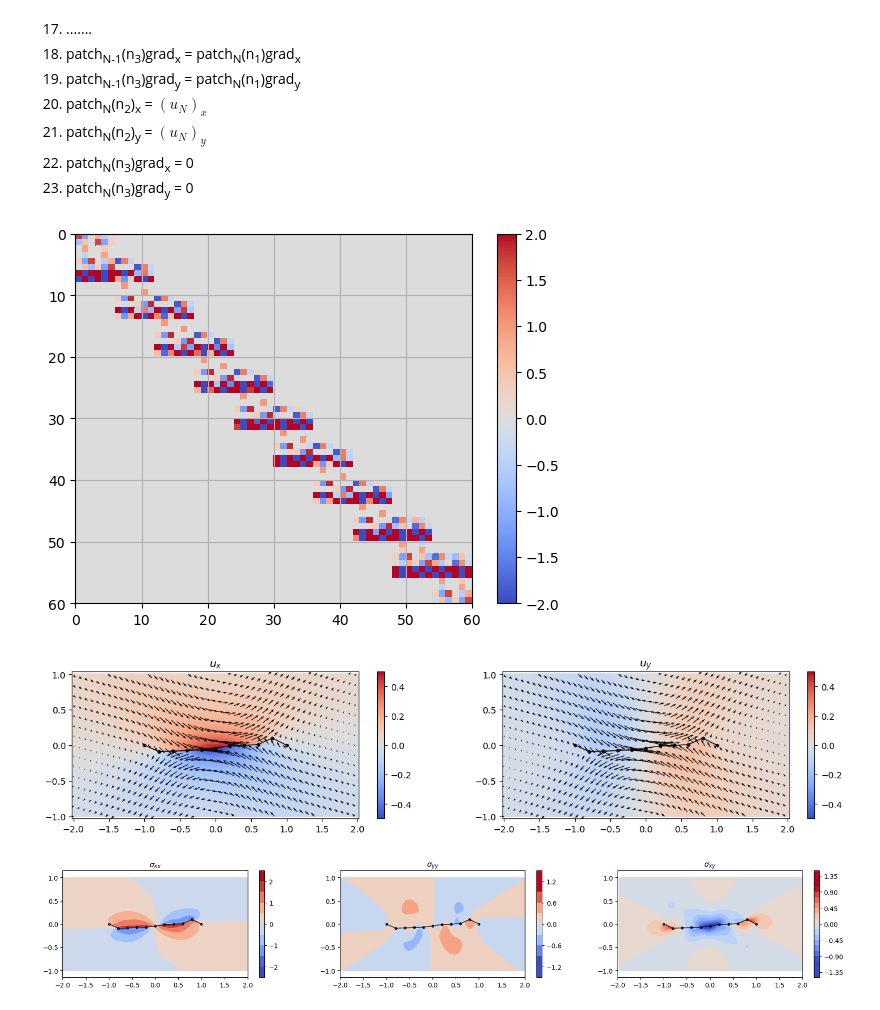
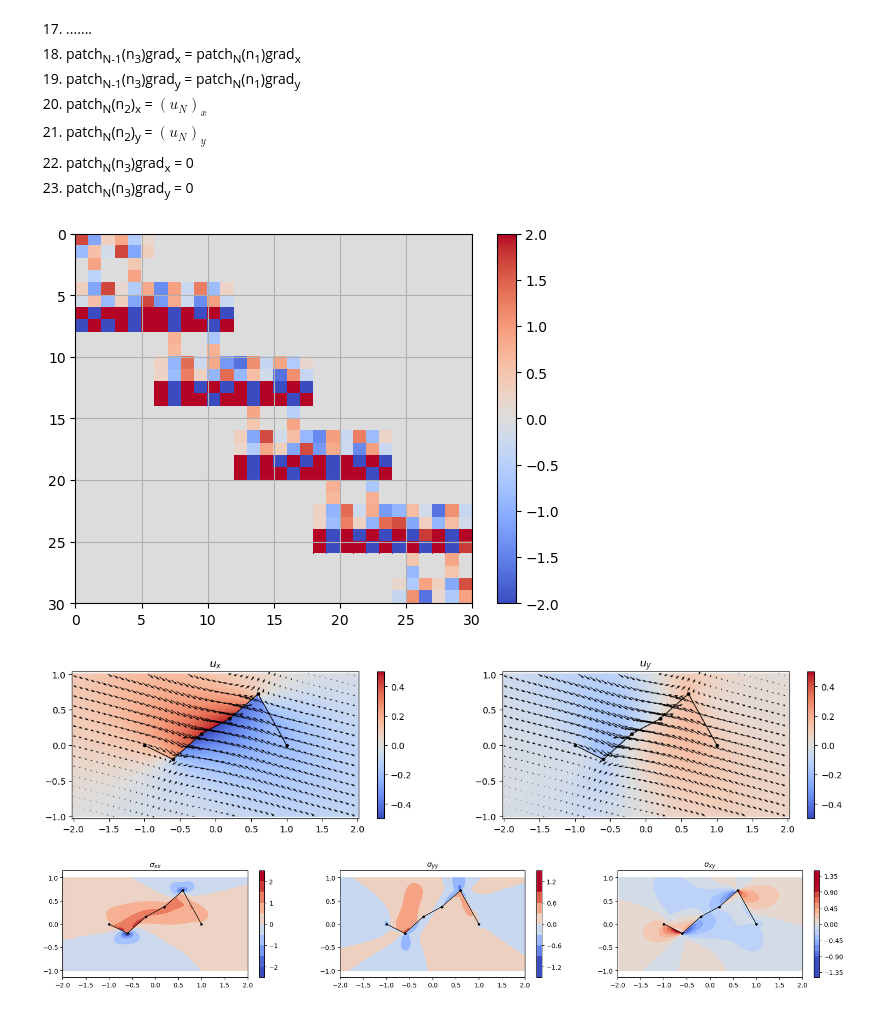
Before and after one commit to mallickrishg/bemcs, a Jupyter notebook: Nonplanarpatches_rotation.ipynb, the cells around one changed output. Drawn from its saved outputs; the diff is of its cells as text; code cells hidden in the pictures.

```diff
--- a/Nonplanarpatches_rotation.ipynb
+++ b/Nonplanarpatches_rotation.ipynb
@@ -99,10 +99,10 @@ q_s^{2a} \\ q_s^{2b} \\ q_s^{2c} \\ q_n^{2a} \\ q_n^{2b} \\ q_n^{2c} \end{bmatri
 \end{equation}$
 # %%
 # use a non-uniform mesh
-n_elements = 10
+n_elements = 5
 # sorted_xlocs = np.sort(np.random.uniform(size=n_elements-1,low=-0.7,high=0.9))
 sorted_xlocs = np.linspace(-1 + 2/n_elements,1-2/n_elements,n_elements-1)
-sorted_ylocs = np.sort(np.random.uniform(size=n_elements-1,low=-0.1,high=0.1))
+sorted_ylocs = np.sort(np.random.uniform(size=n_elements-1,low=-0.8,high=0.8))
 
 # x1 = np.array((-1.,0,0.1))
 # x2 = np.array((0.,0.1,1.))
@@ -125,6 +125,16 @@ for i in range(n_elements):
     elements.append(element.copy())
 elements = bemcs.standardize_elements(elements)
 
+# slip imposed at central nodes of each patch (these are in x,y coordinates)
+# slip_vector_x = np.random.uniform(size=n_elements,low = 0.5, high = 1.0)*0
+# slip_vector_y = np.random.uniform(size=n_elements,low = 0.5, high = 1.0)
+if n_elements % 2 == 0:
+    slip_vector_x = 1 - np.abs(np.linspace(-1,1,n_elements))
+else:
+    slip_vector_x = 1 - np.linspace(-1,1,n_elements)**2
+
+slip_vector_y = np.random.uniform(size=n_elements,low = -0.1, high = 0.)
+
 # plot geometry of mesh
 plt.figure(figsize=(15,5))
 bemcs.plot_element_geometry(elements)
@@ -181,16 +191,6 @@ BCvector = np.zeros((len(elements)*6,1))
 # slip gradients at the boundaries (we set them to 0 here)
 BCvector[0:2] = 0
 BCvector[-2:] = 0
-
-# slip imposed at central nodes of each patch (these are in x,y coordinates)
-# slip_vector_x = np.random.uniform(size=n_elements,low = 0.5, high = 1.0)*0
-# slip_vector_y = np.random.uniform(size=n_elements,low = 0.5, high = 1.0)
-if n_elements%2 == 0:
-    slip_vector_x = np.concatenate((np.linspace(0,1,int(n_elements/2)),np.linspace(1,0,int(n_elements/2))))
-else:
-    slip_vector_x = 1 - np.linspace(-1,1,n_elements)**2
-
-slip_vector_y = np.random.uniform(size=n_elements,low = -0.1, high = 0.)
 
 BCvector[2:-3:6] = slip_vector_x.reshape(-1,1)
 BCvector[3:-2:6] = slip_vector_y.reshape(-1,1)
@@ -205,34 +205,34 @@ matrix_system[-2:,:] = matrix_slip[-2:,:]
 # patch center nodes
 matrix_system[2:-3:6,:] = matrix_slip[2:-3:6,:]
 matrix_system[3:-2:6,:] = matrix_slip[3:-2:6,:]
 
 # overlapping interior nodes (apply slip continuity and smoothness)
 # continuity
 matrix_system[4:-7:6,:] = matrix_slip[4:-7:6,:] - matrix_slip[6:-5:6,:]# x component
 matrix_system[5:-6:6,:] = matrix_slip[5:-6:6,:] - matrix_slip[7:-4:6,:]# y component
 # smoothness
 matrix_system[6:-5:6,:] = matrix_slipgradient[4:-7:6,:] - matrix_slipgradient[6:-5:6,:]# x component
 matrix_system[7:-4:6,:] = matrix_slipgradient[5:-6:6,:] - matrix_slipgradient[7:-4:6,:]# y component
 
 # plot design matrix
 _,ax = plt.subplots()
 pc = ax.pcolor(matrix_system,cmap="coolwarm",shading='flat')
 ax.grid(which='both')
 ax.invert_yaxis()
 pc.set_clim(-2,2)
 plt.colorbar(pc)
 plt.show()
 
 # compute quadratic node coefficients (in local (s,n) coordinates)
 quadratic_coefs = np.linalg.inv(matrix_system) @ BCvector
 # print(quadratic_coefs.reshape(n_elements,6))
 
 # plt.figure()
 # plt.plot(quadratic_coefs.reshape(n_elements,6).T,'o-')
 # plt.grid()
 # plt.show()
 # %% [output]
-[figure, old version]
+[figure, new version]
 # %%
 # extract (s,n) components and store them in 2 separate vectors
 quadratic_coefs_s = np.zeros((len(elements)*3,1))
@@ -324,8 +324,8 @@ plt.axis("equal")
 plt.title("$\sigma_{xy}$")
 plt.show()
 # %% [output]
-[figure, old version]
+[figure, new version]
-[figure, old version]
+[figure, new version]
 # %%
 # extract slip at nodes from quadratic coefficients
 slip_nodes = matrix_slip @ quadratic_coefs
```
Also changed, not shown: parts of 3 cells of this notebook.
